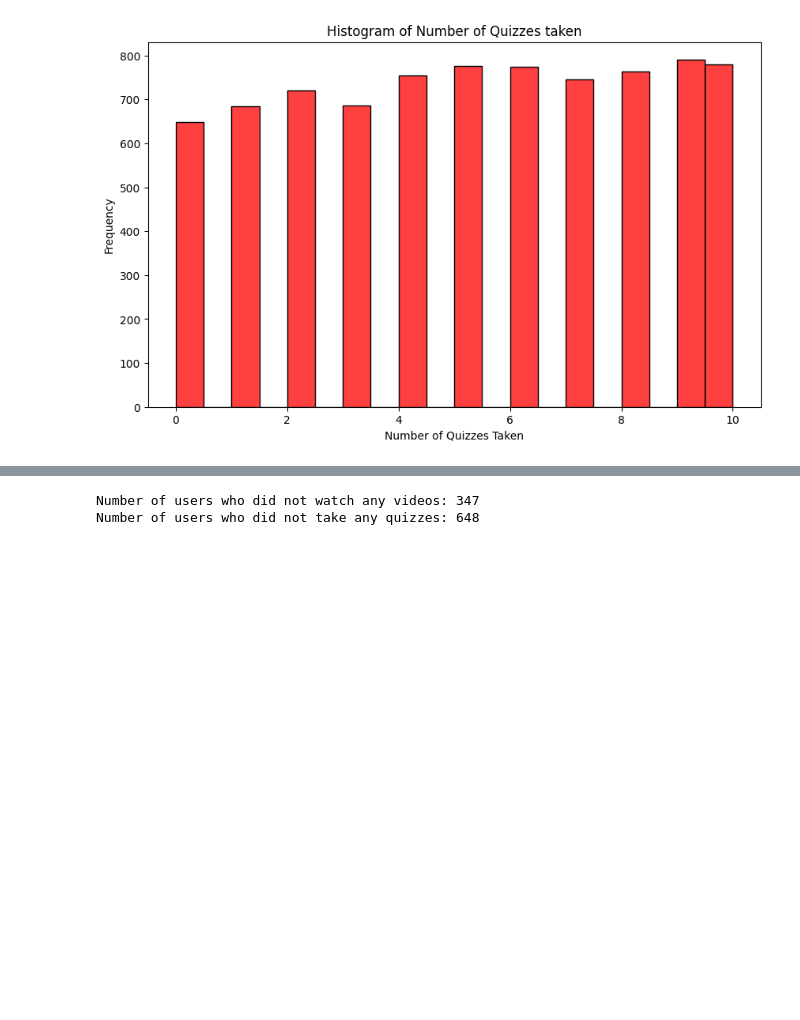
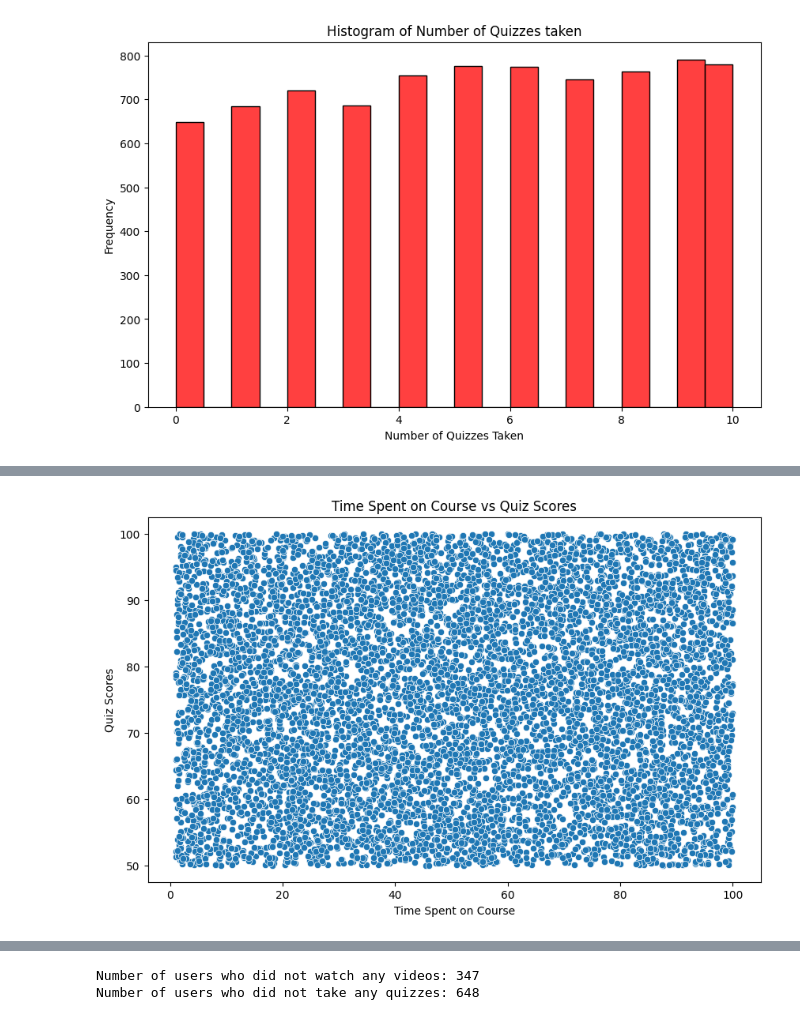
Before and after one commit to BissiriD/course_completion_project_1, a Jupyter notebook: main.ipynb, the cells around one changed output, grey strips where cells are left out. Drawn from its saved outputs; the diff is of its cells as text; code cells hidden in the pictures; blank space fills up the shorter version.

```diff
--- a/main.ipynb
+++ b/main.ipynb
@@ -132,0 +198,9 @@ plt.show()
+# %%
+plt.figure(figsize=(10,6))
+sns.scatterplot(x='TimeSpentOnCourse', y='QuizScores', data=df)
+plt.xlabel('Time Spent on Course')
+plt.ylabel('Quiz Scores')
+plt.title('Time Spent on Course vs Quiz Scores')
+plt.show()
+# %% [output]
+[figure, added]
```
Also changed, not shown: parts of 10 cells of this notebook.
